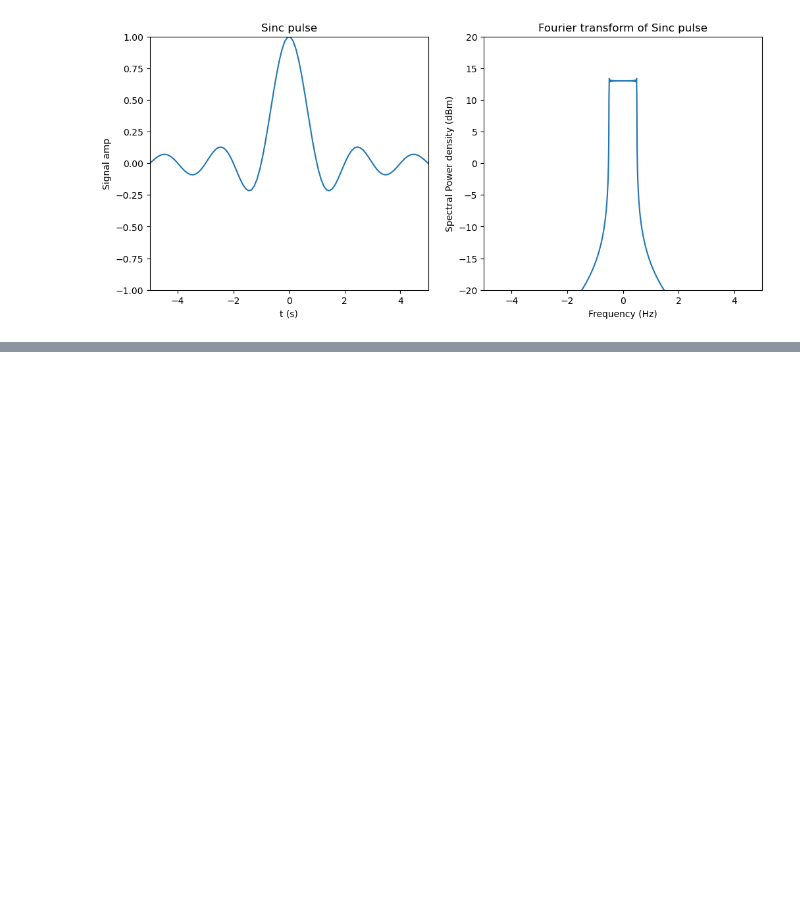
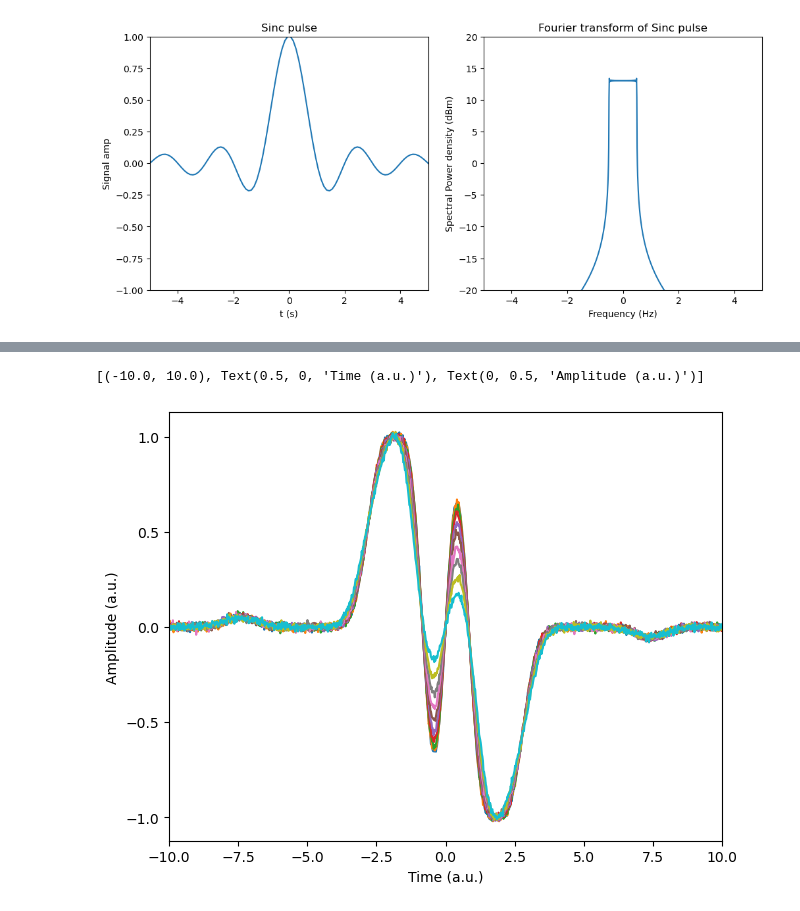
Before and after one commit to abhishekchak52/radar-ml, a Jupyter notebook: gen_signal_data.ipynb, the cells around one changed output, grey strips where cells are left out. Cells and saved outputs as stored; diff of their text form; code cells hidden in the pictures; blank space fills up the shorter version.

```diff
--- a/gen_signal_data.ipynb
+++ b/gen_signal_data.ipynb
@@ -7,6 +7,13 @@ import numpy as np
 import matplotlib.pyplot as plt
 import scipy.fft as fft
 from dataclasses import dataclass
+
+
+def norm2max(arr: np.ndarray):
+    """
+    Normalize the signal to the bounded interval [-1, 1]
+    """
+    return arr / np.max(np.abs(arr))
 # %%
 tau = 1.0 # s
 sampling_rate = 10 # Hz
@@ -98,0 +181,15 @@ TypeError: 'module' object is not callable
+# %%
+
+t = np.linspace(-10, 10, 1000)
+shift_list = np.linspace(0, 0.7, 10)
+ret_sigs = np.vstack([noisy_signal(t=t, delay=delay) for delay in shift_list])
+fig, ax = plt.subplots(1, 1, constrained_layout=True)
+ax.plot(t, ret_sigs.T)
+ax.set(
+    xlim=(np.min(t), np.max(t)),
+    xlabel="Time (a.u.)",
+    ylabel="Amplitude (a.u.)",
+)
+# %% [output]
+[(-10.0, 10.0), Text(0.5, 0, 'Time (a.u.)'), Text(0, 0.5, 'Amplitude (a.u.)')]
+[figure, added]
```
Also changed, not shown: parts of 7 cells of this notebook, 7 other files.
